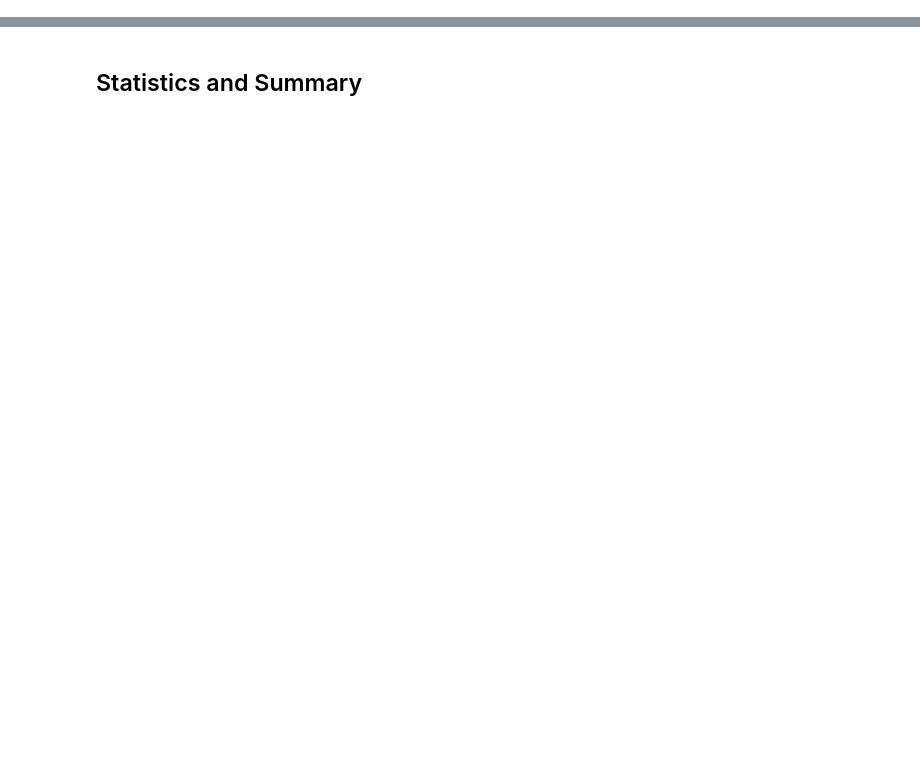
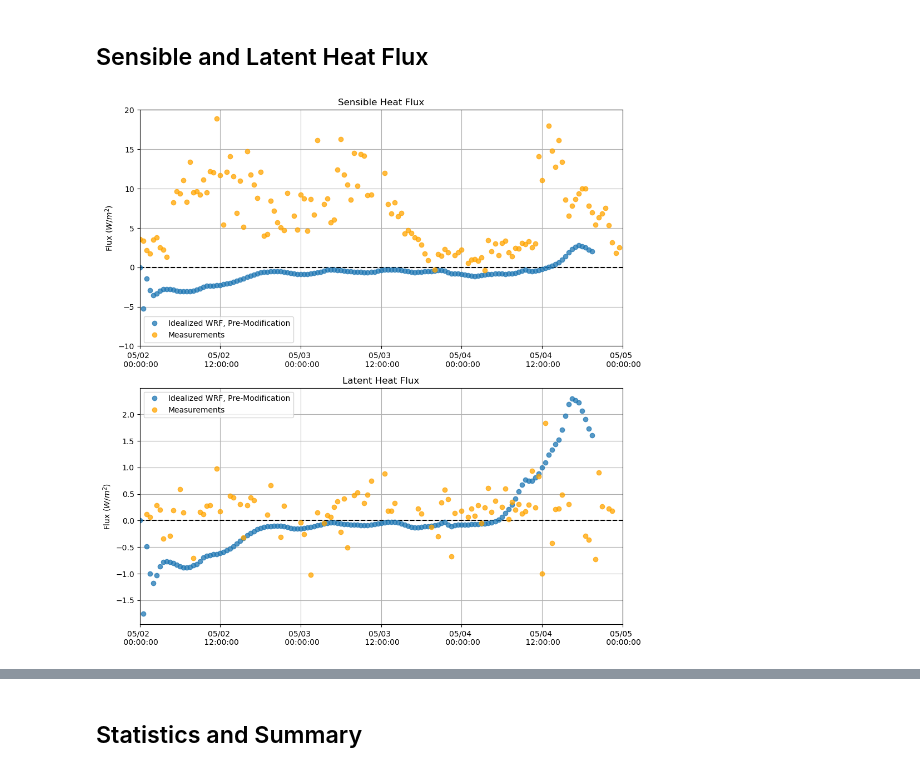
Before and after one commit to sarahymurphy/wrf_landusetbl_sensitivity, a Jupyter notebook: _build/jupyter_execute/sensitivity_ideal.ipynb, the cells around one changed output, grey strips where cells are left out. Drawn from its saved outputs; the diff is of its cells as text; code cells hidden in the pictures; blank space fills up the shorter version.

```diff
--- a/_build/jupyter_execute/sensitivity_ideal.ipynb
+++ b/_build/jupyter_execute/sensitivity_ideal.ipynb
@@ -384,0 +116,6 @@ plt.xlim(sdate,'2015-05-25');
+# %%
+fn = '/Volumes/seagate_desktop/data/MPL/Robert_MPLData/FinalNICELidarData/NICE_MPLDataFinal20150206.cdf'
+rbt_cldmask = xr.open_dataset(fn)
+measured_cloudmask = pd.DataFrame(rbt_cldmask['CloudMask'].values, index = rbt_cldmask['DataTime'], columns = rbt_cldmask['Range'])
+# Time is in UTC time stamp in fractional hours
+date_ = fn[-12:-4]
@@ -384,0 +266,30 @@ plt.xlim(sdate,'2015-05-25');
+# %% [markdown]
+## Sensible and Latent Heat Flux
+# %%
+plt.figure(figsize = (10,10))
+plt.subplot(211)
+plt.plot(sh_df, 'o', alpha = 0.75)
+plt.plot(M_sen[sdate:edate], 'o', alpha = 0.75, color = 'orange')
+plt.hlines(0, xmin = sdate, xmax = '2015-05-05', linestyle = '--', color = 'k')
+plt.ylabel('Flux $(W/m^{2})$')
+plt.title('Sensible Heat Flux')
+plt.grid()
+plt.legend(['Idealized WRF, Pre-Modification', 'Measurements'])
+plt.ylim(-10,20)
+plt.xlim(sdate,'2015-05-05')
+plt.gca().xaxis.set_major_formatter(myFmt)
+
+plt.subplot(212)
+plt.plot(lh_df, 'o', alpha = 0.75)
+plt.plot(M_lat[sdate:edate], 'o', alpha = 0.75, color = 'orange')
+plt.hlines(0, xmin = sdate, xmax = '2015-05-05', linestyle = '--', color = 'k')
+plt.ylabel('Flux $(W/m^{2})$')
+plt.title('Latent Heat Flux')
+plt.grid()
+plt.legend(['Idealized WRF, Pre-Modification', 'Measurements'])
+plt.xlim(sdate,'2015-05-05')
+plt.tight_layout()
+plt.gca().xaxis.set_major_formatter(myFmt)
+plt.show()
+# %% [output]
+[figure, added]
```
Also changed, not shown: parts of 63 cells of this notebook, 21 other files.
